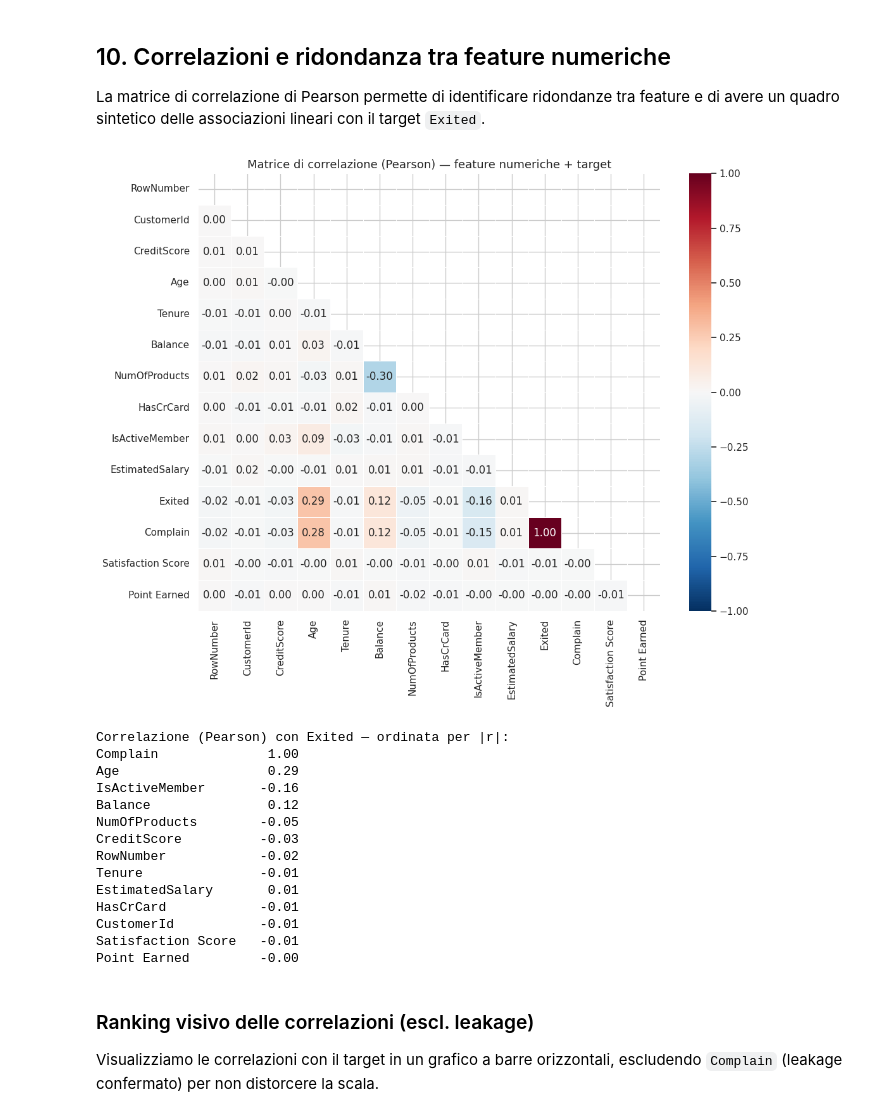
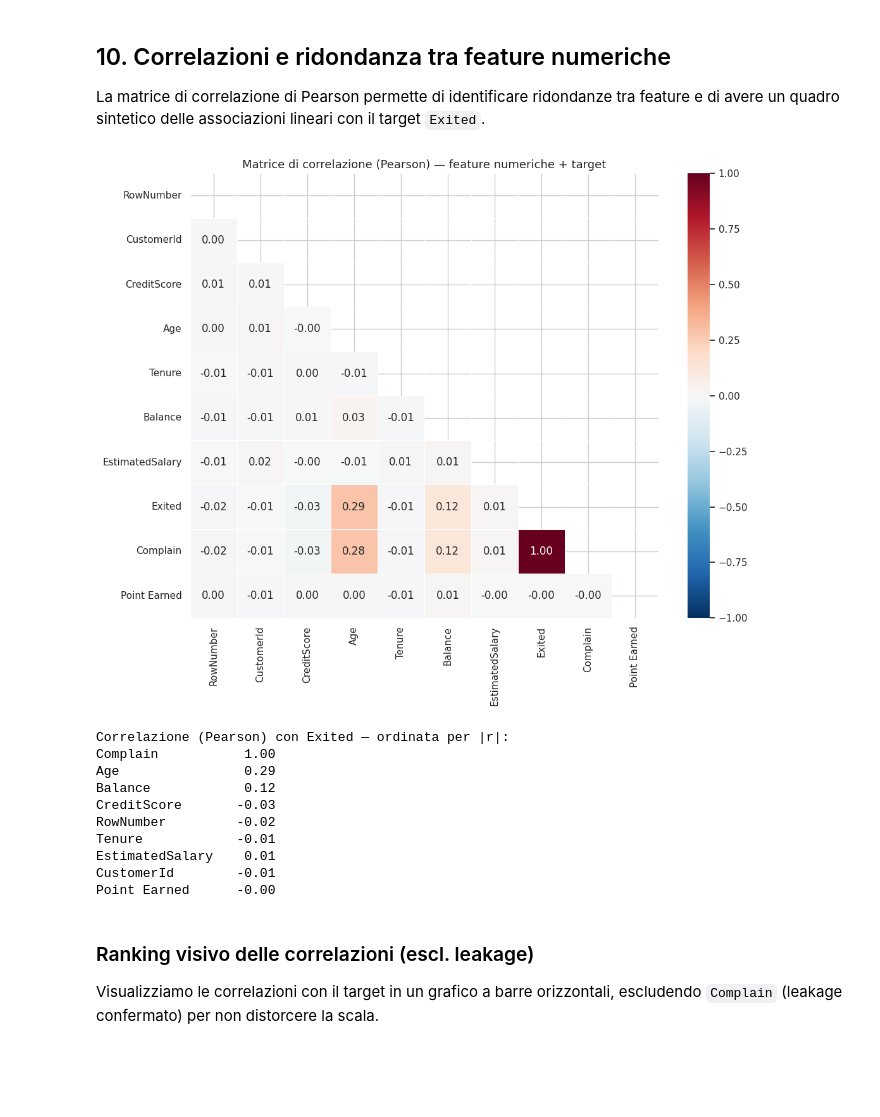
Before and after one commit to ml-lab-federico-ii/machine-learning-lab-2026, a Jupyter notebook: notebooks/lesson-01/lesson_01.ipynb, the cells around one changed output. Saved outputs shown, nothing was run; the diff lists cells and outputs as text; code cells hidden in the pictures; blank space fills up the shorter version.

Commit message:
Update lesson 1 with better defined categorical variables

```diff
--- a/notebooks/lesson-01/lesson_01.ipynb
+++ b/notebooks/lesson-01/lesson_01.ipynb
@@ -260,6 +273,15 @@ In problemi di churn è tipico che la classe positiva (chi abbandona) sia minori
 Quantifichiamo quindi la prevalenza di `Exited=1`.
 # %%
 TARGET = "Exited"
+
+# Colonne con dtype numerico che sono semanticamente categoriche (binarie / ordinali a bassa cardinalità).
+# Verranno trattate come categoriche nell'EDA e nel preprocessing (OHE invece di scaling).
+NUMERIC_AS_CATEGORICAL = {
+    "IsActiveMember",
+    "HasCrCard",
+    "NumOfProducts",
+    "Satisfaction Score",
+}
 
 target_counts = df[TARGET].value_counts().sort_index()
 target_rates = df[TARGET].value_counts(normalize=True).sort_index()
@@ -565,7 +587,7 @@ for c in df.columns:
         continue
     if c in {"RowNumber", "CustomerId", "Surname"}:
         continue
-    if not is_numeric_dtype(df[c]):
+    if not is_numeric_dtype(df[c]) or c in NUMERIC_AS_CATEGORICAL:
         cat_cols.append(c)
 
 print("Colonne categoriche candidate:", cat_cols)
@@ -830,32 +852,35 @@ Counts Geography x Gender:
 La matrice di correlazione di Pearson permette di identificare ridondanze tra feature
 e di avere un quadro sintetico delle associazioni lineari con il target `Exited`.
 # %%
-num_all = df.select_dtypes(include=[np.number]).columns.tolist()
+num_all = [
+    c
+    for c in df.select_dtypes(include=[np.number]).columns
+    if c not in NUMERIC_AS_CATEGORICAL
+]
 
-cols_for_corr = [c for c in num_all if c not in {"RowNumber", "CustomerId"}]
-corr_matrix = df[cols_for_corr].corr(numeric_only=True)
+corr_matrix = df[num_all].corr(numeric_only=True)
 
 fig, ax = plt.subplots(figsize=(11, 9))
 mask = np.triu(np.ones_like(corr_matrix, dtype=bool))
 sns.heatmap(
     corr_matrix,
     mask=mask,
     annot=True,
     fmt=".2f",
     cmap="RdBu_r",
     center=0,
     vmin=-1,
     vmax=1,
     linewidths=0.5,
     ax=ax,
 )
 ax.set_title(
     "Matrice di correlazione (Pearson) — feature numeriche + target", fontsize=13
 )
 save_current_figure("lesson_01_corr_heatmap.png")
 plt.show()
 # %% [output]
-[figure, old version]
+[figure, new version]
 # %%
 corr_with_target = (
     corr_matrix[TARGET].drop(TARGET).sort_values(key=abs, ascending=False)
@@ -864,19 +889,15 @@ print("Correlazione (Pearson) con Exited — ordinata per |r|:")
 print(corr_with_target.to_string())
 # %% [output]
 Correlazione (Pearson) con Exited — ordinata per |r|:
-Complain              1.00
-Age                   0.29
-IsActiveMember       -0.16
-Balance               0.12
-NumOfProducts        -0.05
-CreditScore          -0.03
-RowNumber            -0.02
-Tenure               -0.01
-EstimatedSalary       0.01
-HasCrCard            -0.01
-CustomerId           -0.01
-Satisfaction Score   -0.01
-Point Earned         -0.00
+Complain           1.00
+Age                0.29
+Balance            0.12
+CreditScore       -0.03
+RowNumber         -0.02
+Tenure            -0.01
+EstimatedSalary    0.01
+CustomerId        -0.01
+Point Earned      -0.00
 # %% [markdown]
 ### Ranking visivo delle correlazioni (escl. leakage)
 
```
Also changed, not shown: parts of 17 cells of this notebook, 2 other files.
